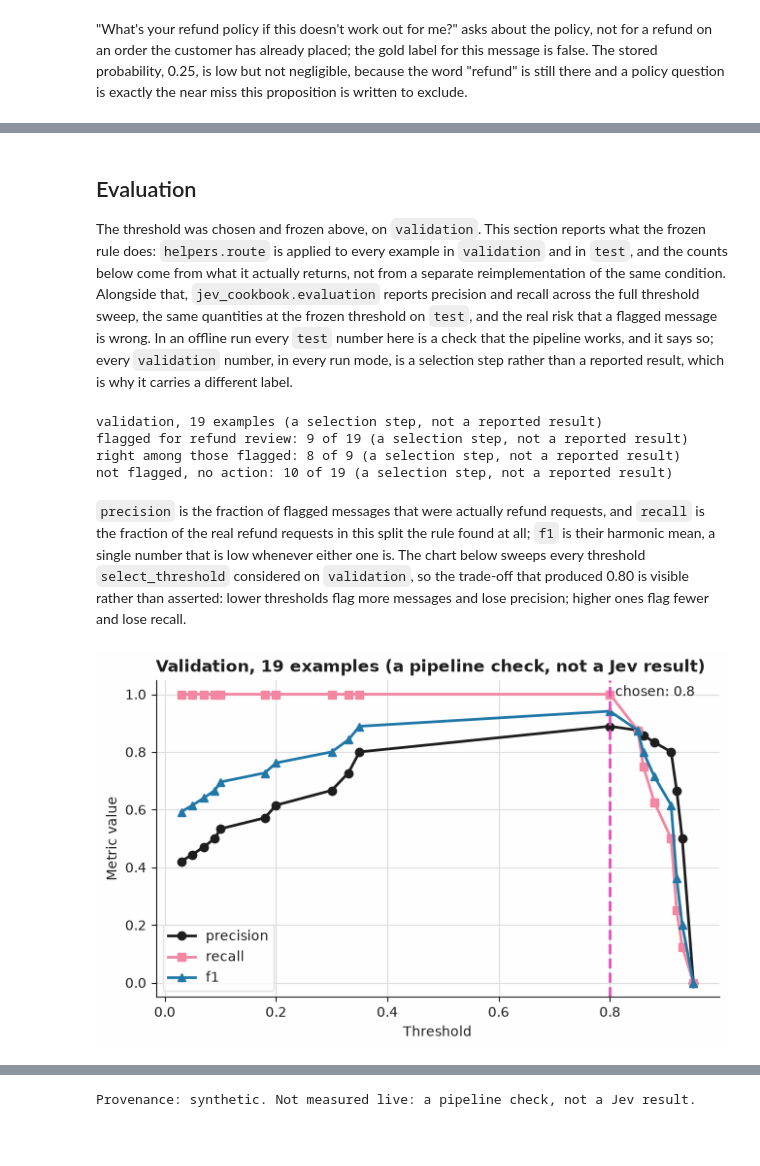
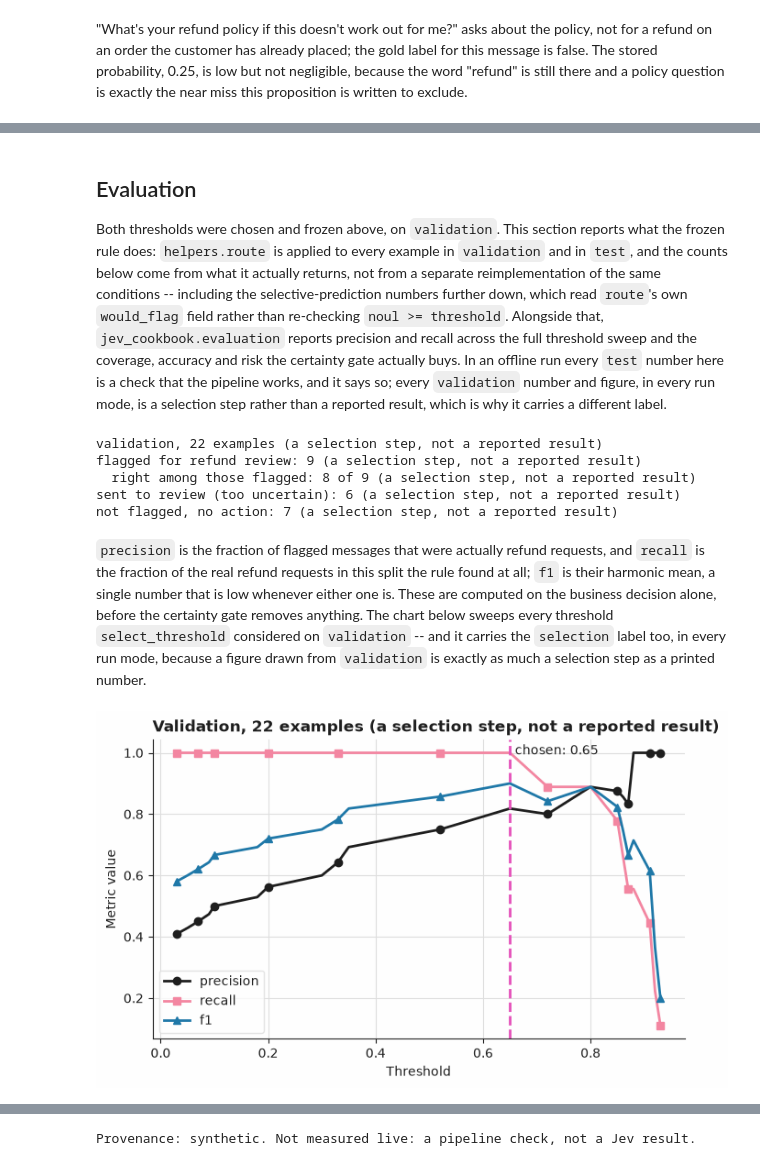
Before and after one commit to Jev-Engineering/cookbook, a Jupyter notebook: recipes/02-refund-intent-detection/notebook.ipynb, the cells around one changed output, grey strips where cells are left out. Cells and saved outputs as stored; diff of their text form; code cells hidden in the pictures; blank space fills up the shorter version.

```diff
--- a/recipes/02-refund-intent-detection/notebook.ipynb
+++ b/recipes/02-refund-intent-detection/notebook.ipynb
@@ -182,40 +219,46 @@ RF1009: noul 0.05 -> not_flagged (noul below the threshold: no refund action nee
 # %% [markdown]
 ## Evaluation
 
-The threshold was chosen and frozen above, on `validation`. This section reports what the frozen rule does: `helpers.route` is applied to every example in `validation` and in `test`, and the counts below come from what it actually returns, not from a separate reimplementation of the same condition. Alongside that, `jev_cookbook.evaluation` reports precision and recall across the full threshold sweep, the same quantities at the frozen threshold on `test`, and the real risk that a flagged message is wrong. In an offline run every `test` number here is a check that the pipeline works, and it says so; every `validation` number, in every run mode, is a selection step rather than a reported result, which is why it carries a different label.
+Both thresholds were chosen and frozen above, on `validation`. This section reports what the frozen rule does: `helpers.route` is applied to every example in `validation` and in `test`, and the counts below come from what it actually returns, not from a separate reimplementation of the same conditions -- including the selective-prediction numbers further down, which read `route`'s own `would_flag` field rather than re-checking `noul >= threshold`. Alongside that, `jev_cookbook.evaluation` reports precision and recall across the full threshold sweep and the coverage, accuracy and risk the certainty gate actually buys. In an offline run every `test` number here is a check that the pipeline works, and it says so; every `validation` number and figure, in every run mode, is a selection step rather than a reported result, which is why it carries a different label.
 # %%
-def report(chosen, decided, gold, threshold):
+def report(chosen, decided, gold, threshold, min_confidence):
     """Apply route to every answer and tally what it actually did."""
     results = [
-        helpers.route(e.fields["ticket_id"], a, threshold)
+        helpers.route(e.fields["ticket_id"], a, threshold, min_confidence)
         for e, a in zip(chosen, decided, strict=True)
     ]
-    flagged = [g for r, g in zip(results, gold, strict=True) if r.flagged]
-    n_flagged = len(flagged)
-    n_right_flagged = sum(flagged)
-    n_not_flagged = len(results) - n_flagged
-    return results, n_flagged, n_right_flagged, n_not_flagged
+    counts = {helpers.FLAGGED: 0, helpers.REVIEW: 0, helpers.NOT_FLAGGED: 0}
+    right_flagged = 0
+    for r, g in zip(results, gold, strict=True):
+        counts[r.outcome] += 1
+        if r.outcome == helpers.FLAGGED and g:
+            right_flagged += 1
+    return results, counts, right_flagged
 
 
-val_results, n_flagged, n_right_flagged, n_not_flagged = report(
-    val_examples, val_answers, val_gold, threshold
+val_results, val_counts, val_right_flagged = report(
+    val_examples, val_answers, val_gold, threshold, min_confidence
 )
 print(f"validation, {len(val_examples)} examples{selection}")
-print(f"flagged for refund review: {n_flagged} of {len(val_examples)}{selection}")
-print(f"right among those flagged: {n_right_flagged} of {n_flagged}{selection}")
-print(f"not flagged, no action: {n_not_flagged} of {len(val_examples)}{selection}")
+print(f"flagged for refund review: {val_counts[helpers.FLAGGED]}{selection}")
+print(
+    f"  right among those flagged: {val_right_flagged} of {val_counts[helpers.FLAGGED]}{selection}"
+)
+print(f"sent to review (too uncertain): {val_counts[helpers.REVIEW]}{selection}")
+print(f"not flagged, no action: {val_counts[helpers.NOT_FLAGGED]}{selection}")
 # %% [output]
-validation, 19 examples (a selection step, not a reported result)
-flagged for refund review: 9 of 19 (a selection step, not a reported result)
-right among those flagged: 8 of 9 (a selection step, not a reported result)
-not flagged, no action: 10 of 19 (a selection step, not a reported result)
+validation, 22 examples (a selection step, not a reported result)
+flagged for refund review: 9 (a selection step, not a reported result)
+  right among those flagged: 8 of 9 (a selection step, not a reported result)
+sent to review (too uncertain): 6 (a selection step, not a reported result)
+not flagged, no action: 7 (a selection step, not a reported result)
 # %% [markdown]
-`precision` is the fraction of flagged messages that were actually refund requests, and `recall` is the fraction of the real refund requests in this split the rule found at all; `f1` is their harmonic mean, a single number that is low whenever either one is. The chart below sweeps every threshold `select_threshold` considered on `validation`, so the trade-off that produced 0.80 is visible rather than asserted: lower thresholds flag more messages and lose precision; higher ones flag fewer and lose recall.
+`precision` is the fraction of flagged messages that were actually refund requests, and `recall` is the fraction of the real refund requests in this split the rule found at all; `f1` is their harmonic mean, a single number that is low whenever either one is. These are computed on the business decision alone, before the certainty gate removes anything. The chart below sweeps every threshold `select_threshold` considered on `validation` -- and it carries the `selection` label too, in every run mode, because a figure drawn from `validation` is exactly as much a selection step as a printed number.
 # %%
 sweep = threshold_sweep(val_gold, val_noul)
 plot_threshold_sweep(
-    sweep, chosen=threshold, title=f"Validation, {len(val_examples)} examples{check}"
+    sweep, chosen=threshold, title=f"Validation, {len(val_examples)} examples{selection}"
 )
 # %% [output]
-[figure, old version]
+[figure, new version]
 # %% [markdown]
```
Also changed, not shown: parts of 19 cells of this notebook, 7 other files.
